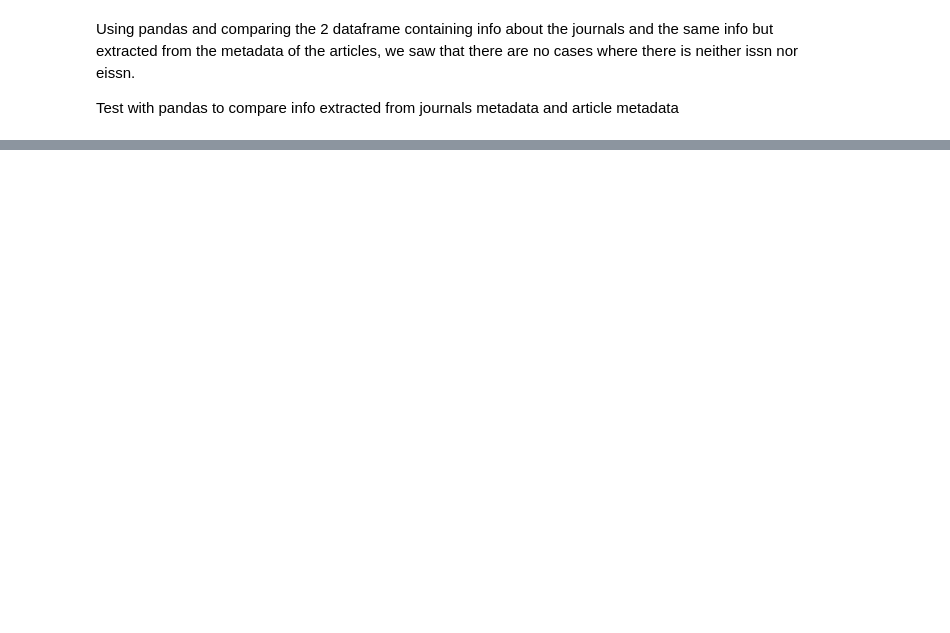
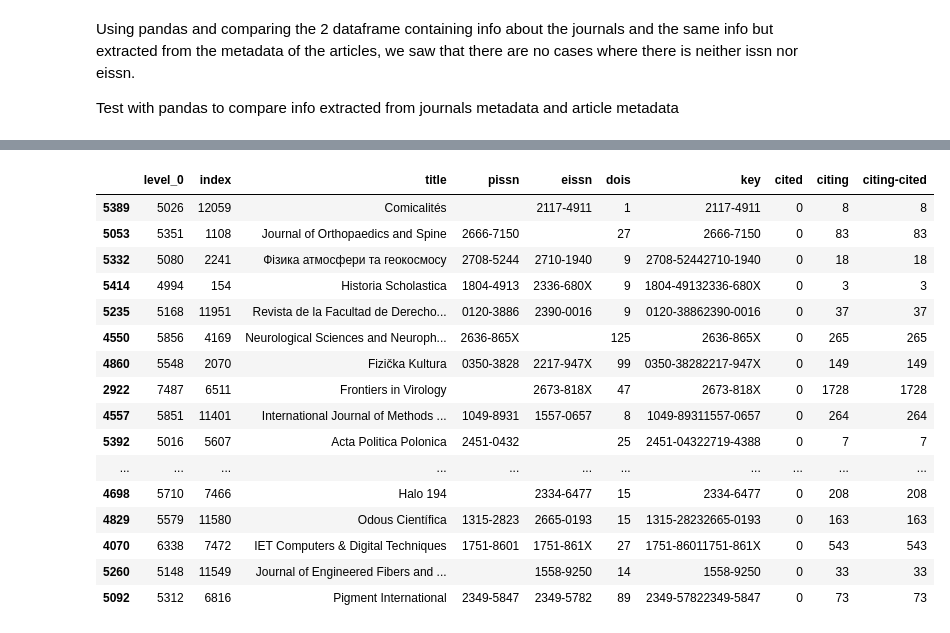
Before and after one commit to open-sci/2021-2022, a Jupyter notebook: docs/DonTLockUp/Constance_notebook.ipynb, the cells around one changed output, grey strips where cells are left out. Cells and saved outputs as stored; diff of their text form; code cells hidden in the pictures; blank space fills up the shorter version.

```diff
--- a/docs/DonTLockUp/Constance_notebook.ipynb
+++ b/docs/DonTLockUp/Constance_notebook.ipynb
@@ -300,0 +389,24 @@ new_df[new_df['_merge'] == 'left_only']
+# %%
+most_citing = most_citing.sort_values('citing-cited', ascending=False).reset_index()
+
+most_citing = most_citing.sort_values('dois', ascending=False)
+most_citing = most_citing.sort_values('cited')
+most_citing.head(50)
+# %% [output]
+|  | level_0 | index | title | pissn | eissn | dois | key | cited | citing | citing-cited |
+| 5389 | 5026 | 12059 | Comicalités |  | 2117-4911 | 1 | 2117-4911 | 0 | 8 | 8 |
+| 5053 | 5351 | 1108 | Journal of Orthopaedics and Spine | 2666-7150 |  | 27 | 2666-7150 | 0 | 83 | 83 |
+| 5332 | 5080 | 2241 | Фізика атмосфери та геокосмосу | 2708-5244 | 2710-1940 | 9 | 2708-52442710-1940 | 0 | 18 | 18 |
+| 5414 | 4994 | 154 | Historia Scholastica | 1804-4913 | 2336-680X | 9 | 1804-49132336-680X | 0 | 3 | 3 |
+| 5235 | 5168 | 11951 | Revista de la Facultad de Derecho... | 0120-3886 | 2390-0016 | 9 | 0120-38862390-0016 | 0 | 37 | 37 |
+| 4550 | 5856 | 4169 | Neurological Sciences and Neuroph... | 2636-865X |  | 125 | 2636-865X | 0 | 265 | 265 |
+| 4860 | 5548 | 2070 | Fizička Kultura | 0350-3828 | 2217-947X | 99 | 0350-38282217-947X | 0 | 149 | 149 |
+| 2922 | 7487 | 6511 | Frontiers in Virology |  | 2673-818X | 47 | 2673-818X | 0 | 1728 | 1728 |
+| 4557 | 5851 | 11401 | International Journal of Methods ... | 1049-8931 | 1557-0657 | 8 | 1049-89311557-0657 | 0 | 264 | 264 |
+| 5392 | 5016 | 5607 | Acta Politica Polonica | 2451-0432 |  | 25 | 2451-04322719-4388 | 0 | 7 | 7 |
+| ... | ... | ... | ... | ... | ... | ... | ... | ... | ... | ... |
+| 4698 | 5710 | 7466 | Halo 194 |  | 2334-6477 | 15 | 2334-6477 | 0 | 208 | 208 |
+| 4829 | 5579 | 11580 | Odous Científica | 1315-2823 | 2665-0193 | 15 | 1315-28232665-0193 | 0 | 163 | 163 |
+| 4070 | 6338 | 7472 | IET Computers & Digital Techniques | 1751-8601 | 1751-861X | 27 | 1751-86011751-861X | 0 | 543 | 543 |
+| 5260 | 5148 | 11549 | Journal of Engineered Fibers and ... |  | 1558-9250 | 14 | 1558-9250 | 0 | 33 | 33 |
+| 5092 | 5312 | 6816 | Pigment International | 2349-5847 | 2349-5782 | 89 | 2349-57822349-5847 | 0 | 73 | 73 |
```
Also changed, not shown: parts of 14 cells of this notebook.
